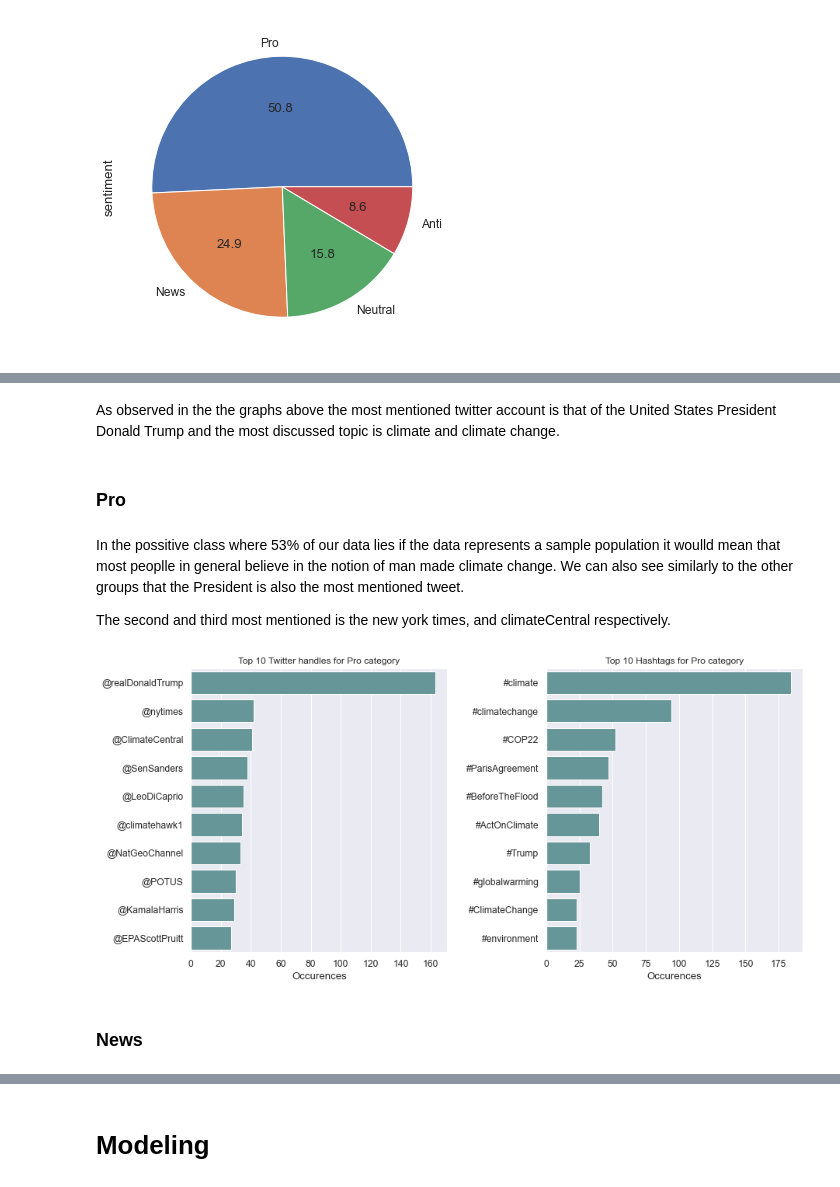
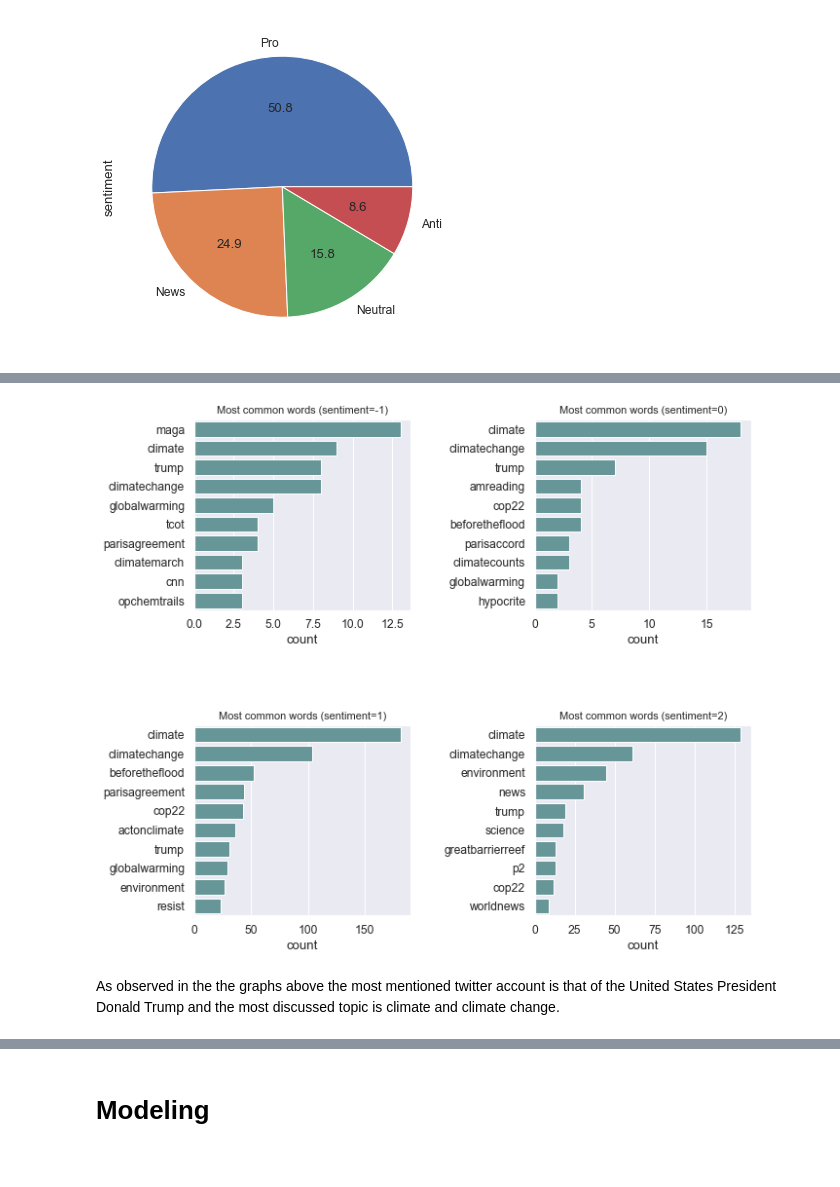
Before and after one commit to FaatimahM/jhb-ss3-classification-Repo, a Jupyter notebook: Classification_submission_file.ipynb, the cells around one changed output, grey strips where cells are left out. Cells and saved outputs as stored; diff of their text form; code cells hidden in the pictures.

```diff
--- a/Classification_submission_file.ipynb
+++ b/Classification_submission_file.ipynb
@@ -381,0 +303,22 @@ tweet_occurence_graph(df, sentiment=0, top_n=10, color='cadetblue')
+# %%
+def get_hashtag(data):
+    """
+    Returns hashtags from our tweets.
+
+     Parameters
+    -----------
+    data: DataFrame column that contains tweets.
+
+    """
+    hashtags=[]
+    for message in data:
+        #converting tweet to lowercase
+        message=message.lower()
+        #Finding all hashtages
+        message=re.findall('#([^\s]+)',message)
+        hashtags.append(message)
+    hash_list=[tag for tag in hashtags if tag != []]
+    list_df=pd.DataFrame(hash_list)
+    hashtags=list_df.stack(level=0)
+
+    return hashtags
@@ -382,14 +374,27 @@ tweet_occurence_graph(df, sentiment=0, top_n=10, color='cadetblue')
+# %%
+def top_hashtags(data):
+    """
+    Returns graphs of top 10 twittwer hashtags for each sentiment on our tweets data.
+
+     Parameters
+    -----------
+    data: DataFrame
+    """
+    fig,ax = plt.subplots(2,2,figsize=(11, 10))
+    fig.tight_layout(pad=7.0)
+    sns.countplot(y=get_hashtag(df[df['sentiment']== -1]['message']), order = get_hashtag(df[df['sentiment']== -1]['message']).value_counts()[0:10].index,ax=ax[0,0],color='cadetblue')
+    sns.countplot(y=get_hashtag(df[df['sentiment']== 0]['message']), order = get_hashtag(df[df['sentiment']== 0]['message']).value_counts()[0:10].index,ax=ax[0,1],color='cadetblue')
+    sns.countplot(y=get_hashtag(df[df['sentiment']== 1]['message']), order = get_hashtag(df[df['sentiment']== 1]['message']).value_counts()[0:10].index,ax=ax[1,0],color='cadetblue')
+    sns.countplot(y=get_hashtag(df[df['sentiment']== 2]['message']), order = get_hashtag(df[df['sentiment']== 2]['message']).value_counts()[0:10].index,ax=ax[1,1],color='cadetblue')
+    sns.color_palette("BuGn_r")
+    ax[0,0].set_title('Most common words (sentiment=-1)',fontsize=11)
+    ax[0,1].set_title('Most common words (sentiment=0)',fontsize=11)
+    ax[1,0].set_title('Most common words (sentiment=1)',fontsize=11)
+    ax[1,1].set_title('Most common words (sentiment=2)',fontsize=11)
+    plt.show()
+# %%
+top_hashtags(df)
+# %% [output]
+[figure, added]
 # %% [markdown]
 As observed in the the graphs above the most mentioned twitter account is that of the United States President Donald Trump and the most discussed topic is climate and climate change.
-# %% [markdown]
-### Pro
-# %% [markdown]
-In the possitive class where 53% of our data lies if the data represents a sample population it woulld mean that most peoplle in general believe in the notion of man made climate change. We can also see similarly to the other groups that the President is also the most mentioned tweet.
-
-The second and third most mentioned is the new york times, and climateCentral respectively.
-# %%
-tweet_occurence_graph(df, sentiment=1, top_n=10, color='cadetblue')
-# %% [output]
-[figure, removed]
-# %% [markdown]
-### News
```
Also changed, not shown: parts of 116 cells of this notebook.
